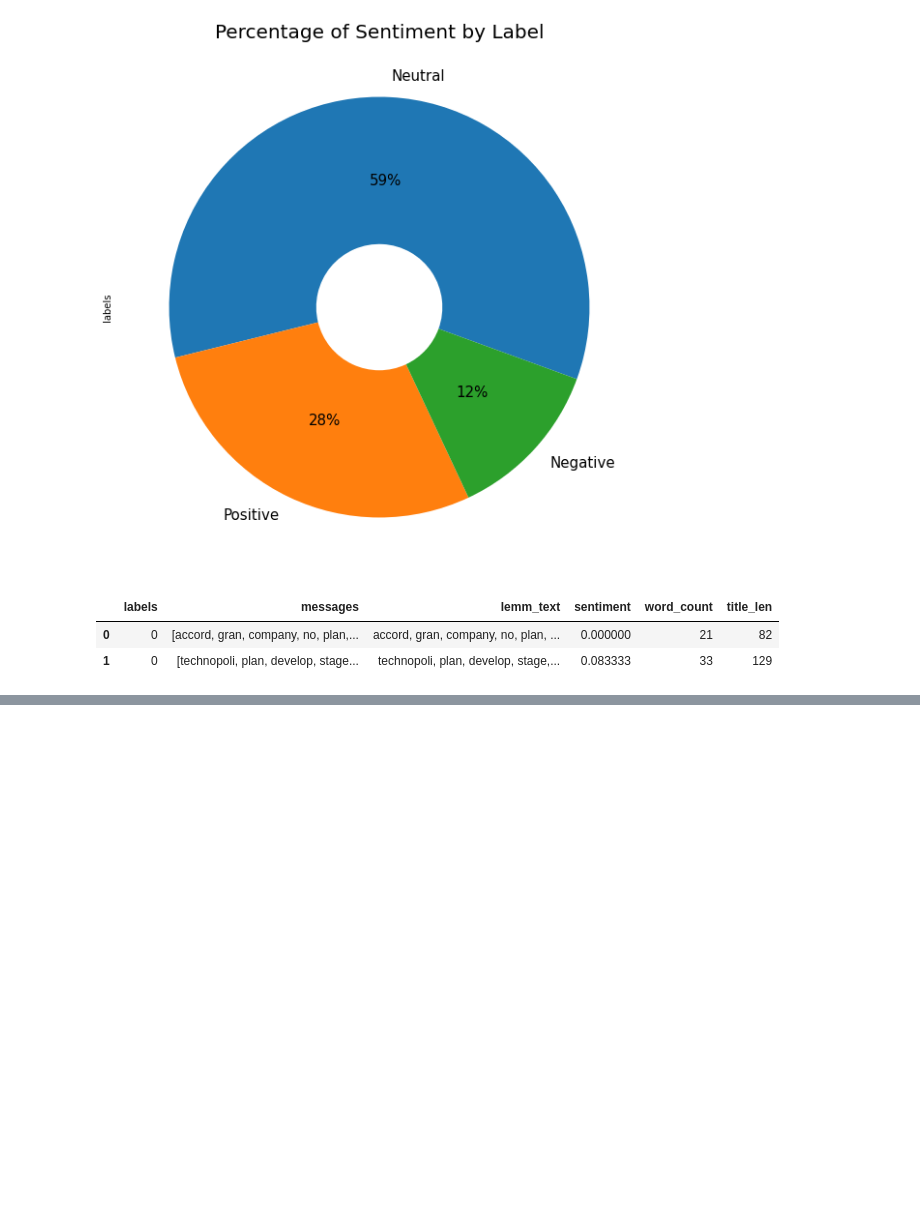
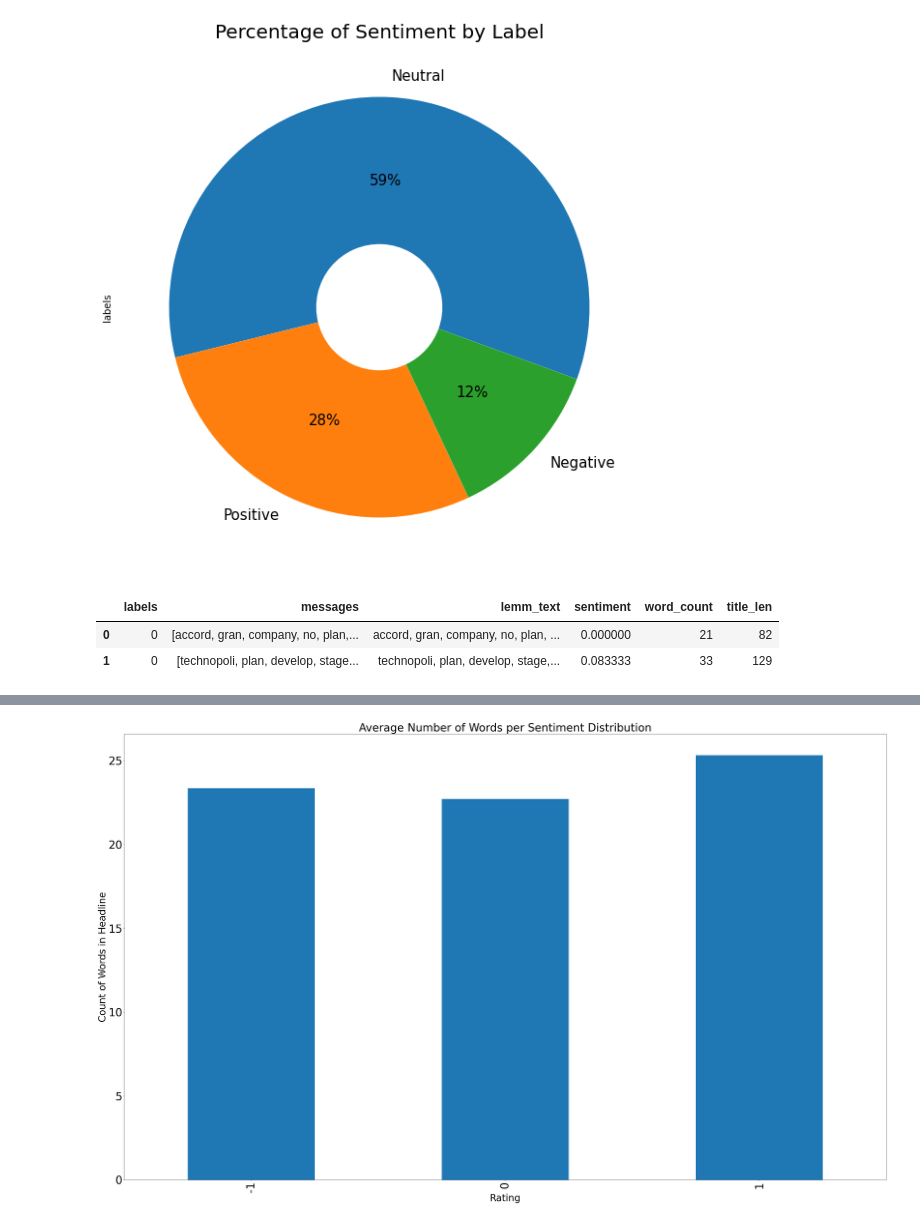
Before and after one commit to Kevin-Kwasnik/aspect-based-sentiment-analysis, a Jupyter notebook: 3_EDA.ipynb, the cells around one changed output, grey strips where cells are left out. Drawn from its saved outputs; the diff is of its cells as text; code cells hidden in the pictures; blank space fills up the shorter version.

```diff
--- a/3_EDA.ipynb
+++ b/3_EDA.ipynb
@@ -108,0 +115,10 @@ df.head(2)
+# %%
+word_avg = df.groupby('labels')['word_count'].mean().plot(kind='bar', figsize=(50,30))
+plt.xlabel('Rating', fontsize=35)
+plt.ylabel('Count of Words in Headline', fontsize=35)
+plt.xticks(fontsize=40)
+plt.yticks(fontsize=40)
+plt.title('Average Number of Words per Sentiment Distribution', fontsize=40)
+plt.show()
+# %% [output]
+[figure, added]
```
Also changed, not shown: parts of 18 cells of this notebook.
